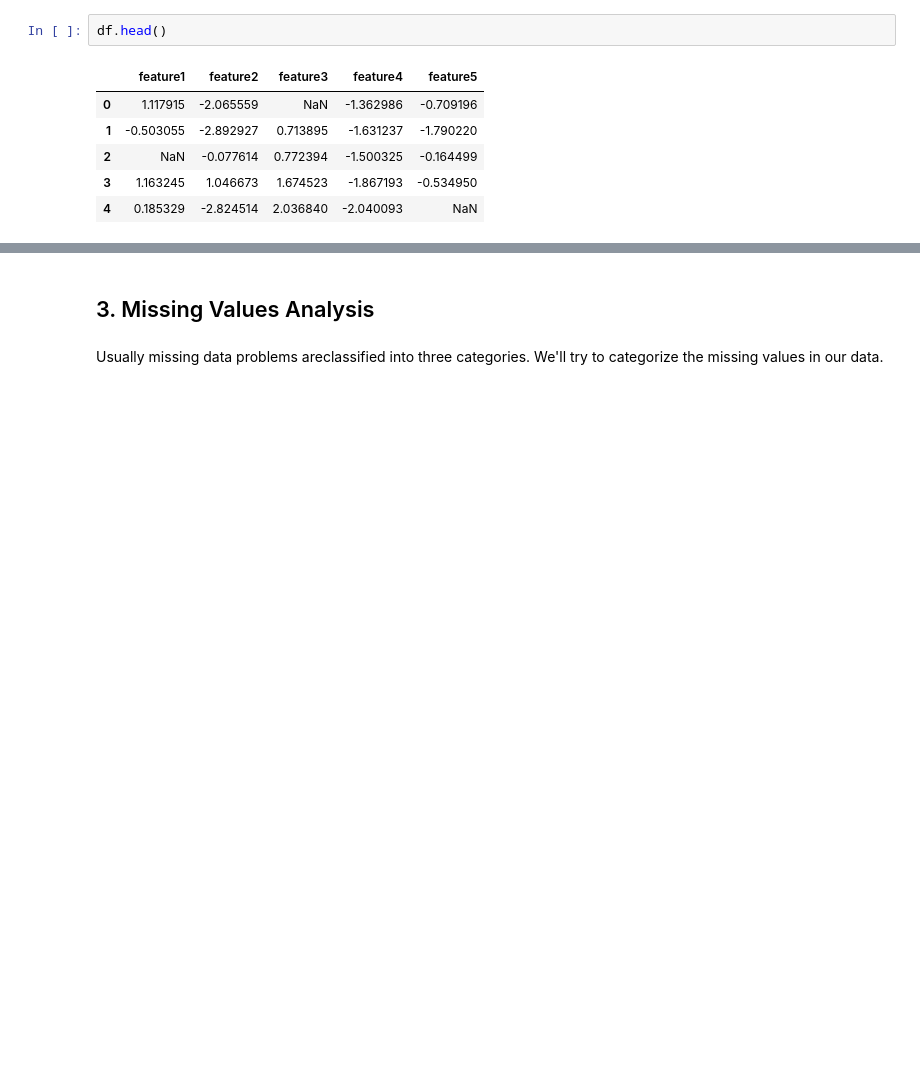
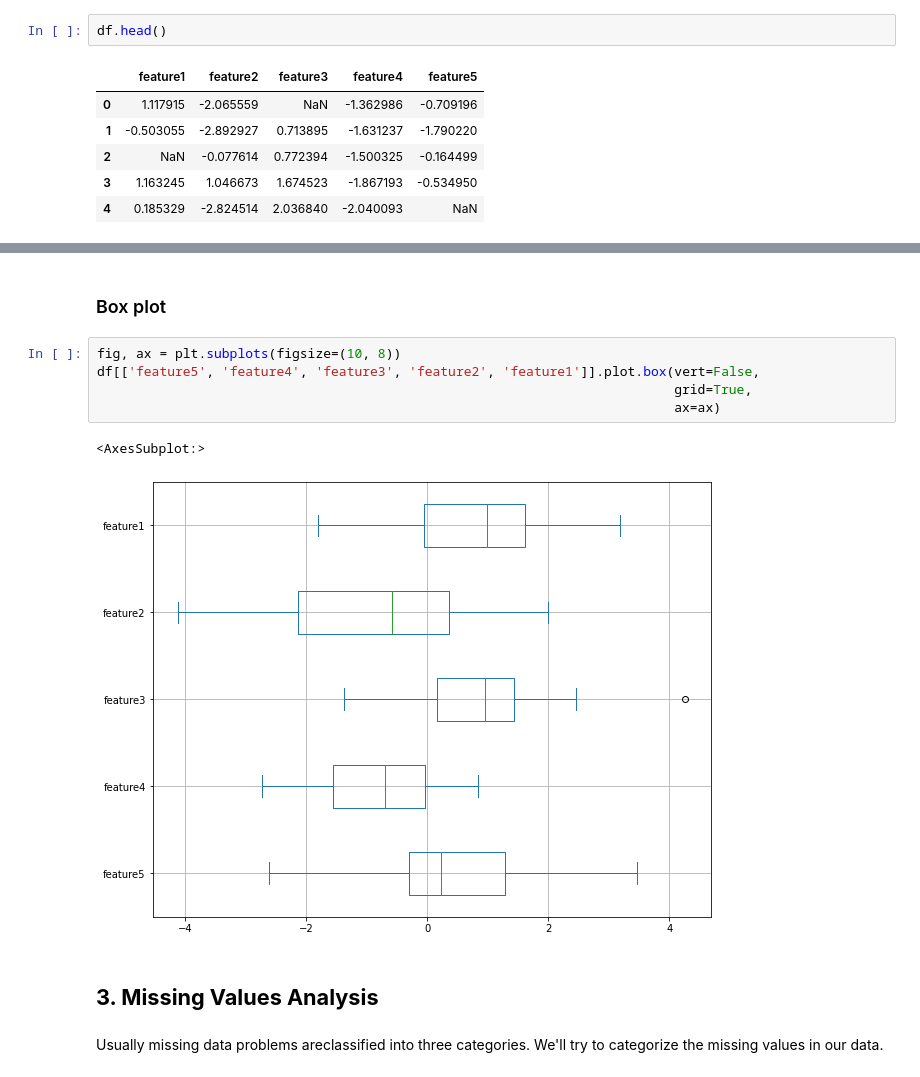
Before and after one commit to HSEDataAnalysis/LAB1_EDA, a Jupyter notebook: main.ipynb, the cells around one changed output, grey strips where cells are left out. Saved outputs shown, nothing was run; the diff lists cells and outputs as text; blank space fills up the shorter version.

```diff
--- a/main.ipynb
+++ b/main.ipynb
@@ -23,5 +100,15 @@ df.head()
+# %% [markdown]
+### Box plot
+# %%
+fig, ax = plt.subplots(figsize=(10, 8))
+df[['feature5', 'feature4', 'feature3', 'feature2', 'feature1']].plot.box(vert=False,
+                                                                          grid=True,
+                                                                          ax=ax)
+# %% [output]
+<AxesSubplot:>
+[figure, added]
 # %% [markdown]
-##  3. Missing Values Analysis
+##  **3. Missing Values Analysis**
 # %% [markdown]
 Usually missing data problems areclassified  into three categories. We'll try to categorize the missing values in our data.
 # %% [markdown]
```
Also changed, not shown: parts of 42 cells of this notebook.
